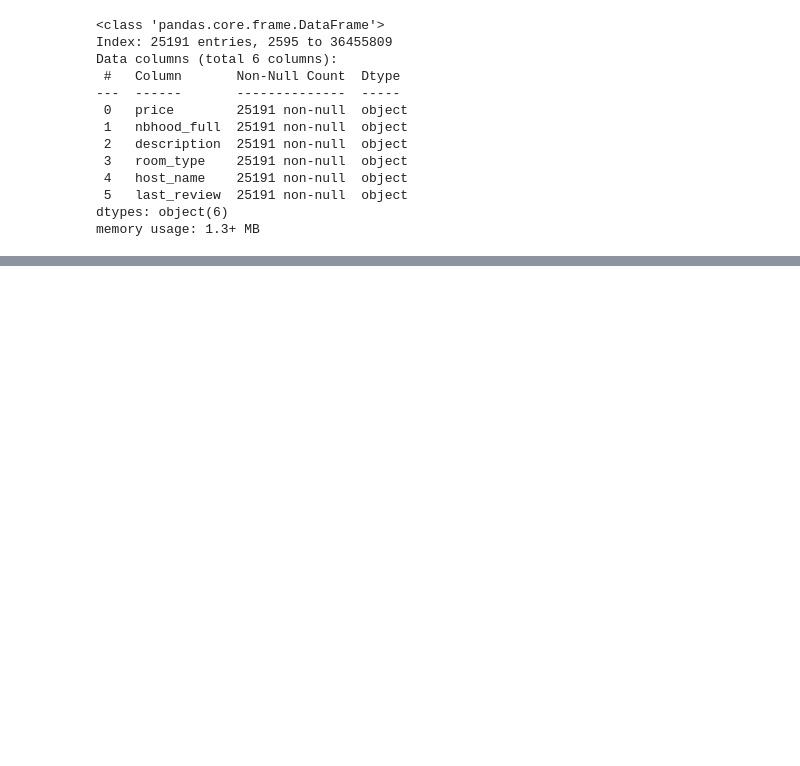
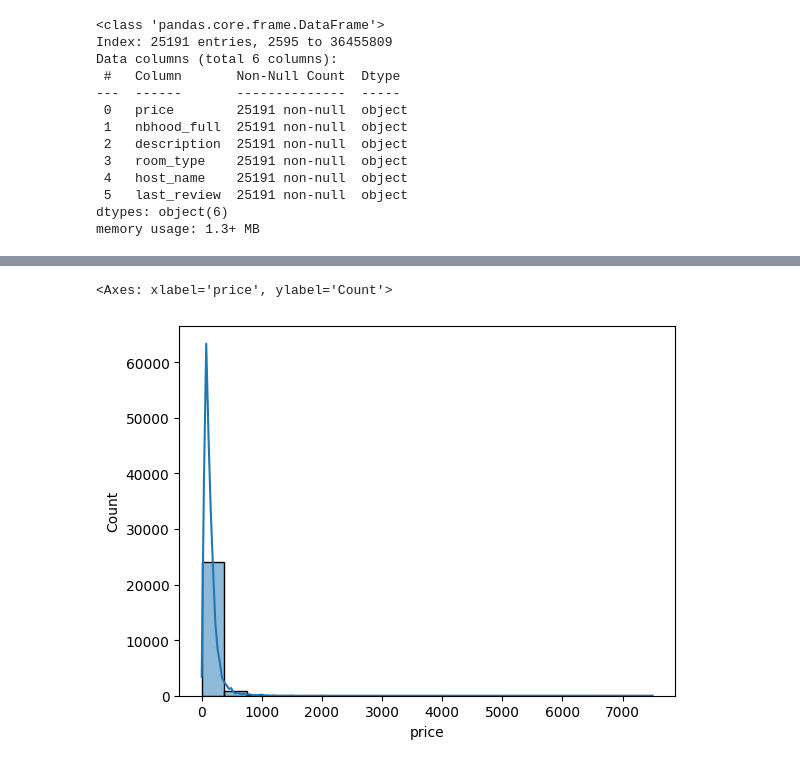
Before and after one commit to mut-rogers/nyc_aibnb_market, a Jupyter notebook: airbnb.ipynb, the cells around one changed output, grey strips where cells are left out. Drawn from its saved outputs; the diff is of its cells as text; code cells hidden in the pictures; blank space fills up the shorter version.

```diff
--- a/airbnb.ipynb
+++ b/airbnb.ipynb
@@ -138,0 +140,4 @@ memory usage: 1.3+ MB
+# %%
+# Extracting the numeric part of the string
+final_dataset["price"] = final_dataset.price.str.extract("(\d+)").astype("float")
+final_dataset.head()
@@ -138,0 +183,5 @@ memory usage: 1.3+ MB
+# %%
+sns.histplot(final_dataset, x="price", bins=20, kde=True)
+# %% [output]
+<Axes: xlabel='price', ylabel='Count'>
+[figure, added]
```
Also changed, not shown: parts of 5 cells of this notebook, 1 other file.
